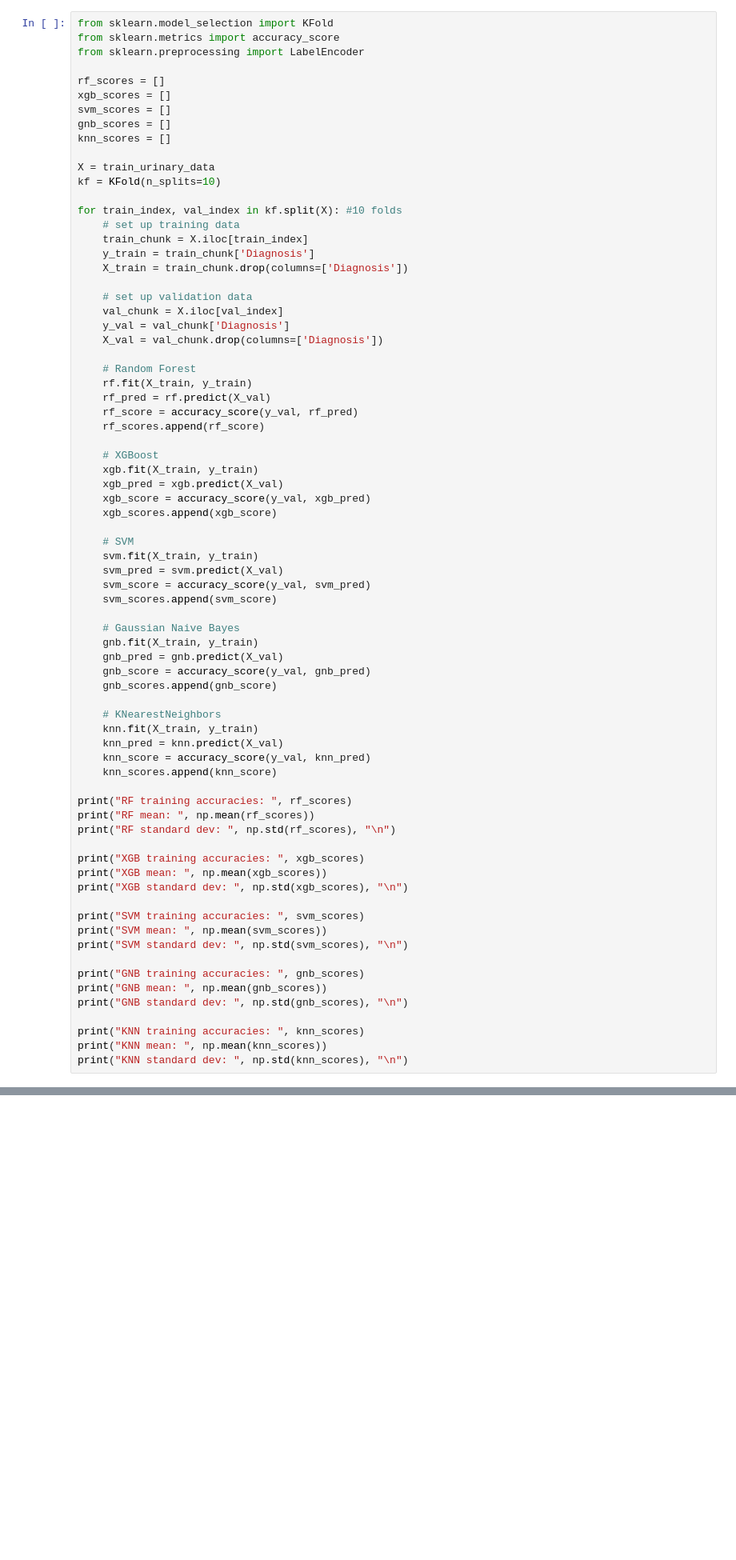
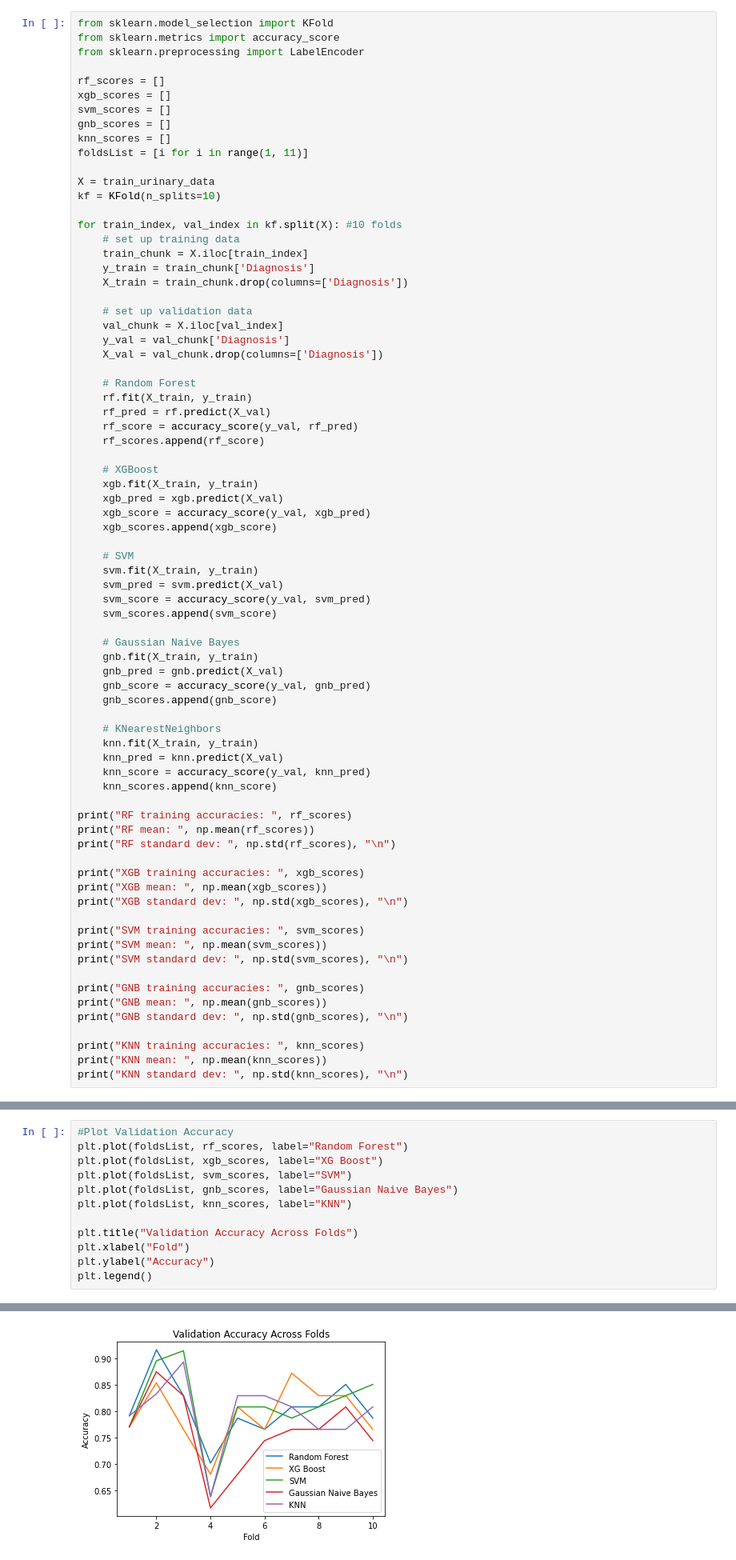
Before and after one commit to shushkovsky/02-518-Pancreatic-Cancer-Detection-Project, a Jupyter notebook: PancreaticCancerDetection.ipynb, the cells around one changed output, grey strips where cells are left out. Shown at 80% size. Cells and saved outputs as stored; diff of their text form; blank space fills up the shorter version.

```diff
--- a/PancreaticCancerDetection.ipynb
+++ b/PancreaticCancerDetection.ipynb
@@ -138,6 +124,7 @@ xgb_scores = []
 svm_scores = []
 gnb_scores = []
 knn_scores = []
+foldsList = [i for i in range(1, 11)]
 
 X = train_urinary_data
 kf = KFold(n_splits=10)
@@ -222,3 +209,16 @@ GNB standard dev:  0.0691466771998721
 KNN training accuracies:  [0.7916666666666666, 0.8333333333333334, 0.8936170212765957, 0.6382978723404256, 0.8297872340425532, 0.8297872340425532, 0.8085106382978723, 0.7659574468085106, 0.76595744680 ...
 KNN mean:  0.7965425531914894
 KNN standard dev:  0.06341131787104846
+# %%
+#Plot Validation Accuracy
+plt.plot(foldsList, rf_scores, label="Random Forest")
+plt.plot(foldsList, xgb_scores, label="XG Boost")
+plt.plot(foldsList, svm_scores, label="SVM")
+plt.plot(foldsList, gnb_scores, label="Gaussian Naive Bayes")
+plt.plot(foldsList, knn_scores, label="KNN")
+
+plt.title("Validation Accuracy Across Folds")
+plt.xlabel("Fold")
+plt.ylabel("Accuracy")
+plt.legend()
+# %% [output]
@@ -225,3 +226,4 @@ KNN standard dev:  0.06341131787104846
+[figure, added]
 # %% [markdown]
 # Testing Models
 
```
Also changed, not shown: parts of 9 cells of this notebook.
